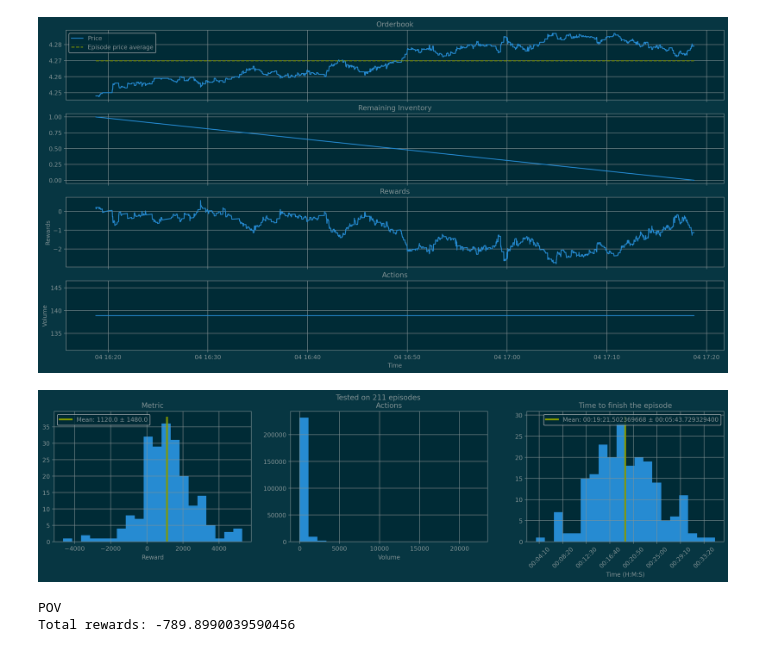
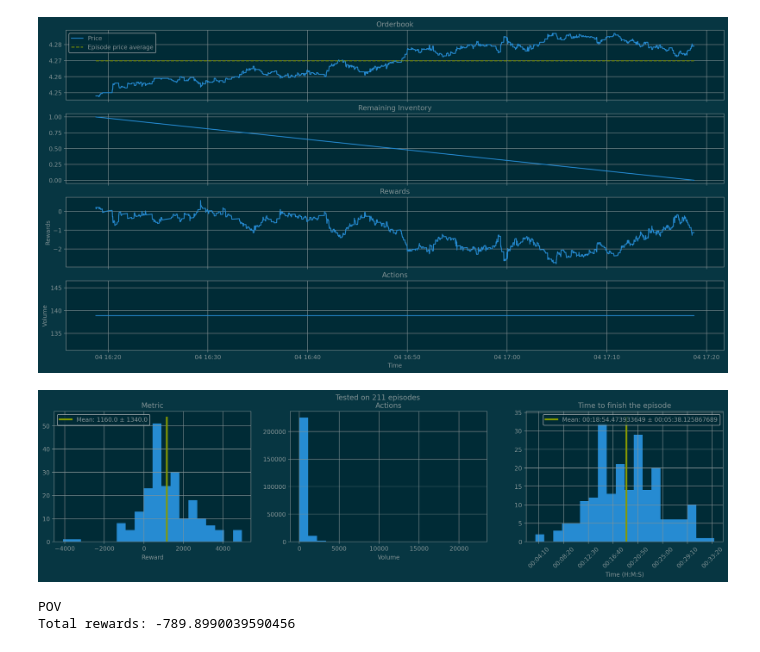
Before and after one commit to ifayost/BestExecutionRL, a Jupyter notebook: results.ipynb, the cells around one changed output. Drawn from its saved outputs; the diff is of its cells as text; code cells hidden in the pictures.

```diff
--- a/results.ipynb
+++ b/results.ipynb
@@ -44,9 +44,9 @@ TWAP
 Total rewards: -3,815.5515509523
 [figure]
 # %%
-plot_test("./test/pov.pickle", "./episodes")
+plot_test("./test/pov_2021-03-14_12-38-30.pickle", "./episodes")
 # %% [output]
-[figure, old version]
+[figure, new version]
 # %%
 pov = POV(0.1)
 test_episode_agent(env, pov, name="POV", random_seed=random_seed, episode_retrain=True)
```
Also changed, not shown: parts of 3 cells of this notebook, 1 other file.
